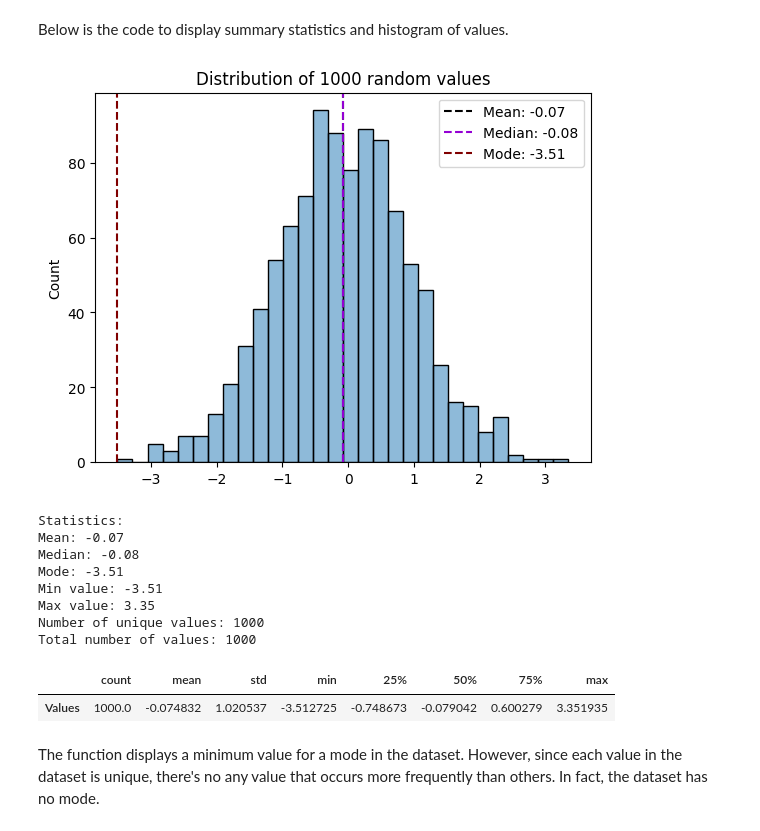
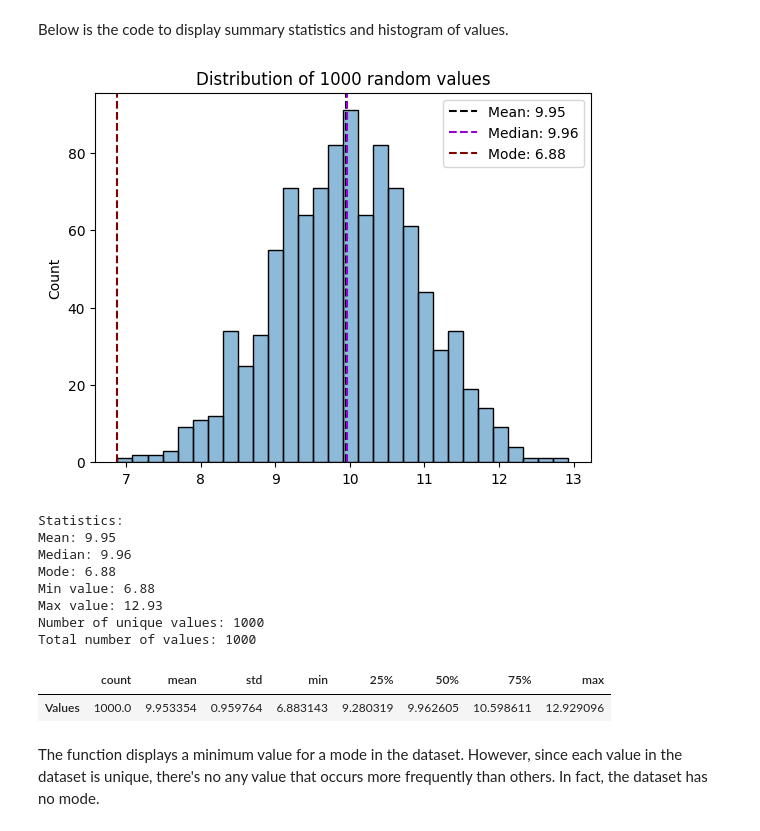
Before and after one commit to maryprokh/data_analysis_examples, a Jupyter notebook: statistics/mean_median_mode/mean_median_mode.ipynb, the cells around one changed output. Saved outputs shown, nothing was run; the diff lists cells and outputs as text; code cells hidden in the pictures.

```diff
--- a/statistics/mean_median_mode/mean_median_mode.ipynb
+++ b/statistics/mean_median_mode/mean_median_mode.ipynb
@@ -81,7 +82,10 @@ data_norm = np.random.randn(1000)
 
 #Shift the mean to 10
 new_mean = 10
-session_duration = data_norm + new_mean
+responce_time = data_norm + new_mean
+
+#filter out values less than 0, since responce time cannot be < 0
+responce_time = np.array([i for i in responce_time if i > 0])
 # %% [markdown]
 ### Calculating metrics by hand and comparing to built-in functions
 # %% [markdown]
@@ -187,19 +191,19 @@ def hist_and_statistics(data):
   return df.describe().T
 # %%
 #Apply function
-hist_and_statistics(data_norm)
+hist_and_statistics(responce_time)
 # %% [output]
-[figure, old version]
+[figure, new version]
 Statistics:
-Mean: -0.07
-Median: -0.08
-Mode: -3.51
-Min value: -3.51
-Max value: 3.35
+Mean: 9.95
+Median: 9.96
+Mode: 6.88
+Min value: 6.88
+Max value: 12.93
 Number of unique values: 1000
 Total number of values: 1000
 |  | count | mean | std | min | 25% | 50% | 75% | max |
-| Values | 1000.0 | -0.074832 | 1.020537 | -3.512725 | -0.748673 | -0.079042 | 0.600279 | 3.351935 |
+| Values | 1000.0 | 9.953354 | 0.959764 | 6.883143 | 9.280319 | 9.962605 | 10.598611 | 12.929096 |
 # %% [markdown]
 The function displays a minimum value for a mode in the dataset. However, since each value in the dataset is unique, there's no any value that occurs more frequently than others. In fact, the dataset has no mode.
 # %% [markdown]
```
Also changed, not shown: parts of 5 cells of this notebook.
